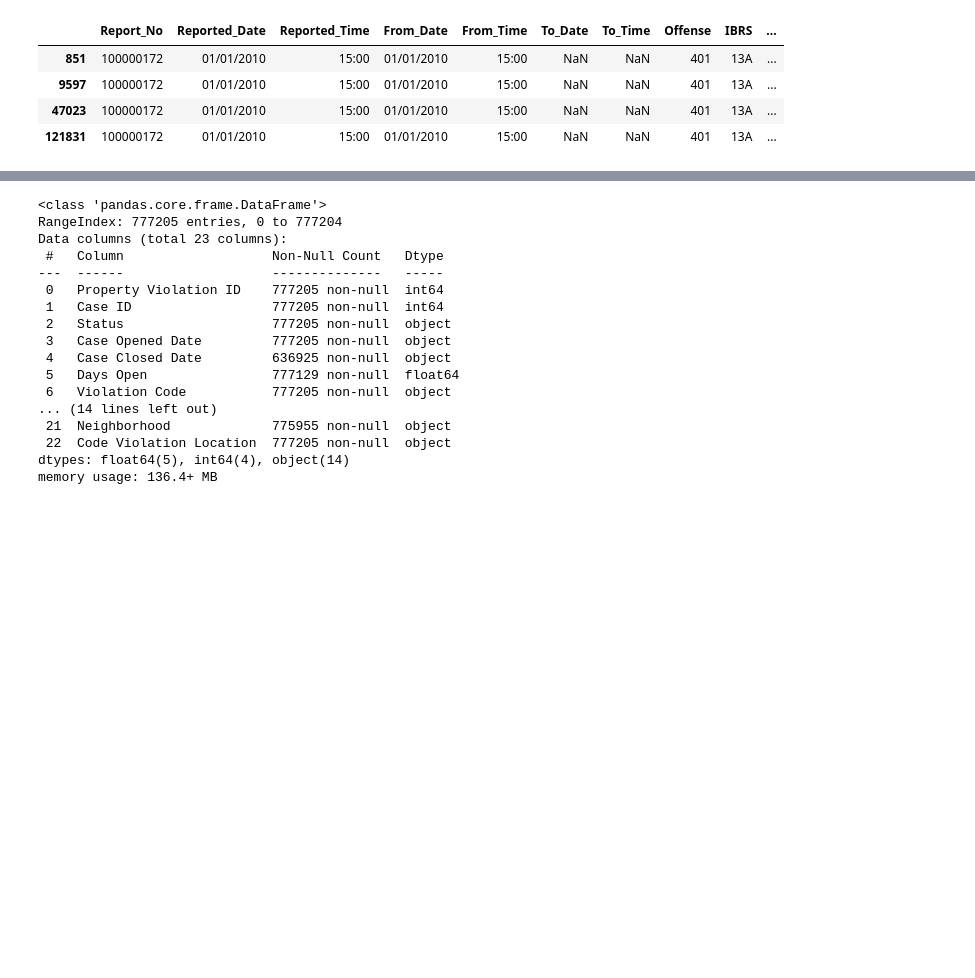
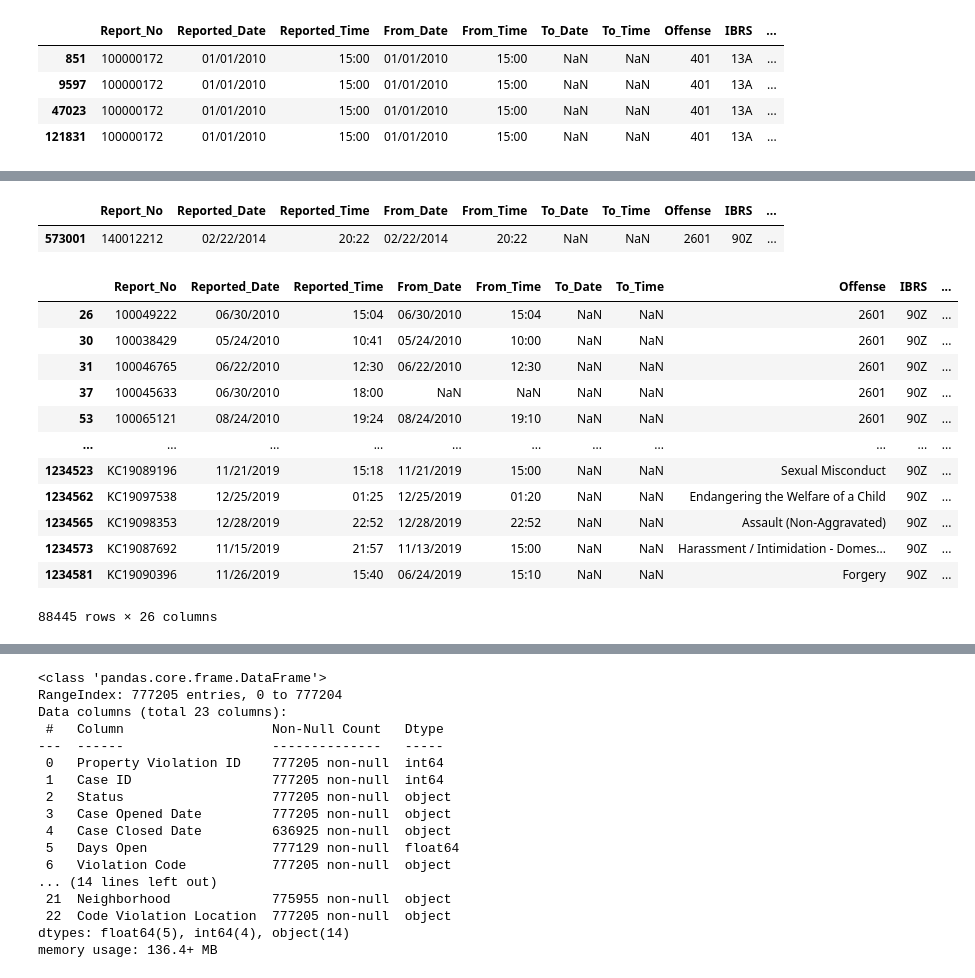
Before and after one commit to sjhaluck/KCMO-Property-and-Crime, a Jupyter notebook: KC_property_crime.ipynb, the cells around one changed output, grey strips where cells are left out. Drawn from its saved outputs; the diff is of its cells as text; code cells hidden in the pictures; blank space fills up the shorter version.

```diff
--- a/KC_property_crime.ipynb
+++ b/KC_property_crime.ipynb
@@ -240,0 +269,21 @@ crimes_total.query('Report_No == 100000172')
+# %%
+crimes_total[crimes_total.Description.str.upper() == "WALKING IN STREET"]
+# %% [output]
+|  | Report_No | Reported_Date | Reported_Time | From_Date | From_Time | To_Date | To_Time | Offense | IBRS | ... |
+| 573001 | 140012212 | 02/22/2014 | 20:22 | 02/22/2014 | 20:22 | NaN | NaN | 2601 | 90Z | ... |
+# %%
+crimes_total[crimes_total.IBRS == '90Z']
+# %% [output]
+|  | Report_No | Reported_Date | Reported_Time | From_Date | From_Time | To_Date | To_Time | Offense | IBRS | ... |
+| 26 | 100049222 | 06/30/2010 | 15:04 | 06/30/2010 | 15:04 | NaN | NaN | 2601 | 90Z | ... |
+| 30 | 100038429 | 05/24/2010 | 10:41 | 05/24/2010 | 10:00 | NaN | NaN | 2601 | 90Z | ... |
+| 31 | 100046765 | 06/22/2010 | 12:30 | 06/22/2010 | 12:30 | NaN | NaN | 2601 | 90Z | ... |
+| 37 | 100045633 | 06/30/2010 | 18:00 | NaN | NaN | NaN | NaN | 2601 | 90Z | ... |
+| 53 | 100065121 | 08/24/2010 | 19:24 | 08/24/2010 | 19:10 | NaN | NaN | 2601 | 90Z | ... |
+| ... | ... | ... | ... | ... | ... | ... | ... | ... | ... | ... |
+| 1234523 | KC19089196 | 11/21/2019 | 15:18 | 11/21/2019 | 15:00 | NaN | NaN | Sexual Misconduct | 90Z | ... |
+| 1234562 | KC19097538 | 12/25/2019 | 01:25 | 12/25/2019 | 01:20 | NaN | NaN | Endangering the Welfare of a Child | 90Z | ... |
+| 1234565 | KC19098353 | 12/28/2019 | 22:52 | 12/28/2019 | 22:52 | NaN | NaN | Assault (Non-Aggravated) | 90Z | ... |
+| 1234573 | KC19087692 | 11/15/2019 | 21:57 | 11/13/2019 | 15:00 | NaN | NaN | Harassment / Intimidation - Domes... | 90Z | ... |
+| 1234581 | KC19090396 | 11/26/2019 | 15:40 | 06/24/2019 | 15:10 | NaN | NaN | Forgery | 90Z | ... |
+88445 rows × 26 columns
```
Also changed, not shown: parts of 41 cells of this notebook.
